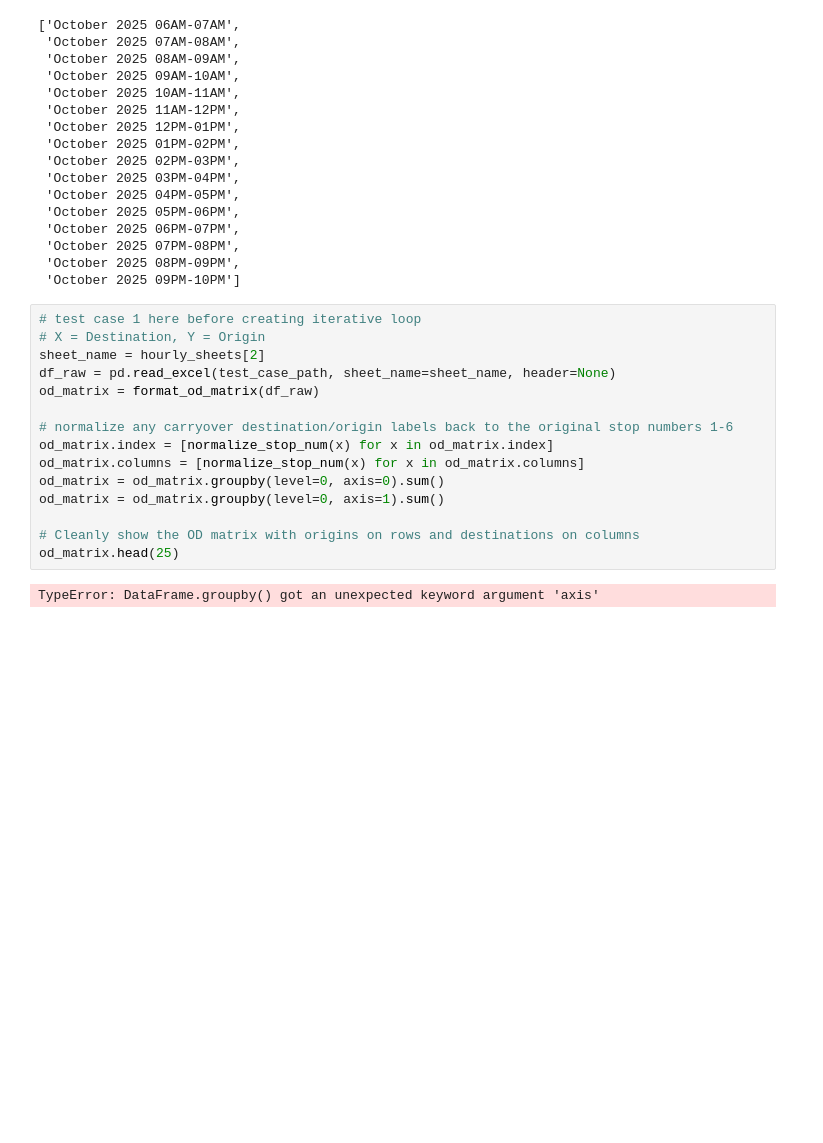
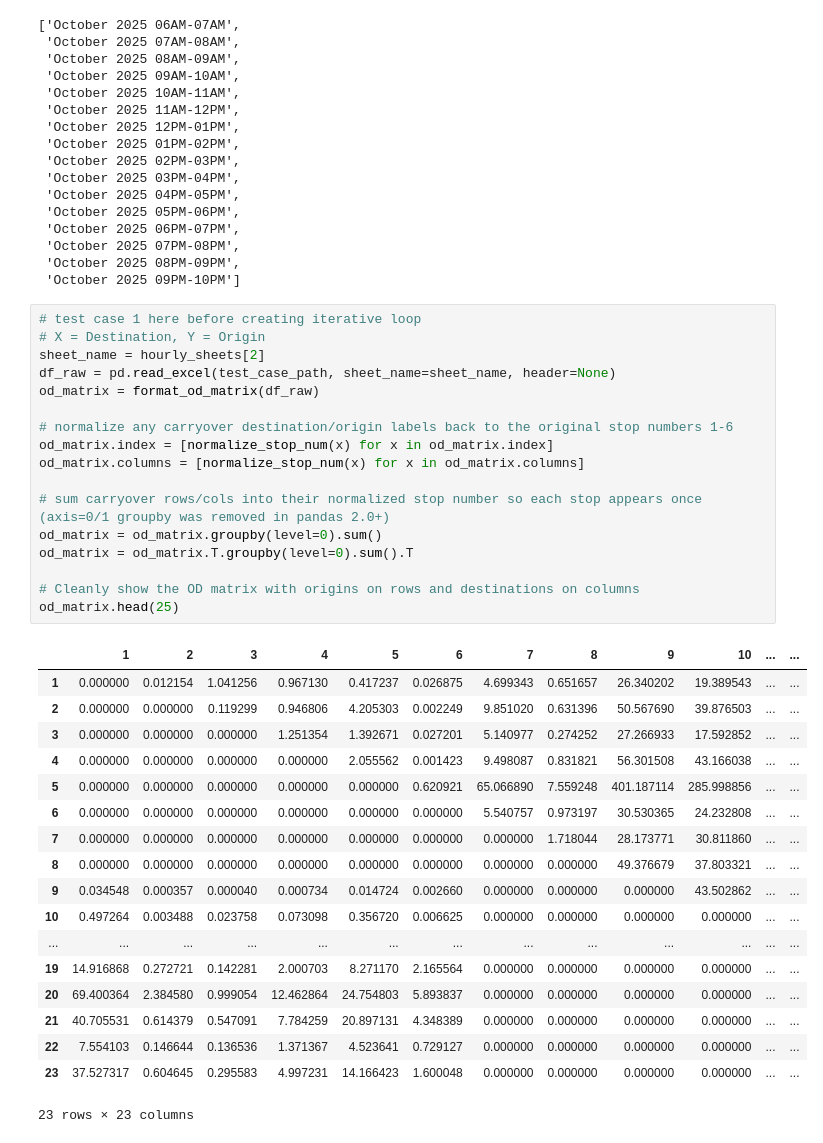
Before and after one commit to morgan1461/transportation-planning, a Jupyter notebook: od_pairs.ipynb, the cells around one changed output. Cells and saved outputs as stored; diff of their text form; blank space fills up the shorter version.

```diff
--- a/od_pairs.ipynb
+++ b/od_pairs.ipynb
@@ -581,20 +564,39 @@ hourly_sheets
 # %%
 # test case 1 here before creating iterative loop
 # X = Destination, Y = Origin
 sheet_name = hourly_sheets[2]
 df_raw = pd.read_excel(test_case_path, sheet_name=sheet_name, header=None)
 od_matrix = format_od_matrix(df_raw)
 
 # normalize any carryover destination/origin labels back to the original stop numbers 1-6
 od_matrix.index = [normalize_stop_num(x) for x in od_matrix.index]
 od_matrix.columns = [normalize_stop_num(x) for x in od_matrix.columns]
-od_matrix = od_matrix.groupby(level=0, axis=0).sum()
-od_matrix = od_matrix.groupby(level=0, axis=1).sum()
+
+# sum carryover rows/cols into their normalized stop number so each stop appears once (axis=0/1 groupby was removed in pandas 2.0+)
+od_matrix = od_matrix.groupby(level=0).sum()
+od_matrix = od_matrix.T.groupby(level=0).sum().T
 
 # Cleanly show the OD matrix with origins on rows and destinations on columns
 od_matrix.head(25)
 # %% [output]
+|  | 1 | 2 | 3 | 4 | 5 | 6 | 7 | 8 | 9 | 10 | ... | ... |
+| 1 | 0.000000 | 0.012154 | 1.041256 | 0.967130 | 0.417237 | 0.026875 | 4.699343 | 0.651657 | 26.340202 | 19.389543 | ... | ... |
+| 2 | 0.000000 | 0.000000 | 0.119299 | 0.946806 | 4.205303 | 0.002249 | 9.851020 | 0.631396 | 50.567690 | 39.876503 | ... | ... |
+| 3 | 0.000000 | 0.000000 | 0.000000 | 1.251354 | 1.392671 | 0.027201 | 5.140977 | 0.274252 | 27.266933 | 17.592852 | ... | ... |
+| 4 | 0.000000 | 0.000000 | 0.000000 | 0.000000 | 2.055562 | 0.001423 | 9.498087 | 0.831821 | 56.301508 | 43.166038 | ... | ... |
+| 5 | 0.000000 | 0.000000 | 0.000000 | 0.000000 | 0.000000 | 0.620921 | 65.066890 | 7.559248 | 401.187114 | 285.998856 | ... | ... |
+| 6 | 0.000000 | 0.000000 | 0.000000 | 0.000000 | 0.000000 | 0.000000 | 5.540757 | 0.973197 | 30.530365 | 24.232808 | ... | ... |
+| 7 | 0.000000 | 0.000000 | 0.000000 | 0.000000 | 0.000000 | 0.000000 | 0.000000 | 1.718044 | 28.173771 | 30.811860 | ... | ... |
+| 8 | 0.000000 | 0.000000 | 0.000000 | 0.000000 | 0.000000 | 0.000000 | 0.000000 | 0.000000 | 49.376679 | 37.803321 | ... | ... |
+| 9 | 0.034548 | 0.000357 | 0.000040 | 0.000734 | 0.014724 | 0.002660 | 0.000000 | 0.000000 | 0.000000 | 43.502862 | ... | ... |
+| 10 | 0.497264 | 0.003488 | 0.023758 | 0.073098 | 0.356720 | 0.006625 | 0.000000 | 0.000000 | 0.000000 | 0.000000 | ... | ... |
+| ... | ... | ... | ... | ... | ... | ... | ... | ... | ... | ... | ... | ... |
+| 19 | 14.916868 | 0.272721 | 0.142281 | 2.000703 | 8.271170 | 2.165564 | 0.000000 | 0.000000 | 0.000000 | 0.000000 | ... | ... |
+| 20 | 69.400364 | 2.384580 | 0.999054 | 12.462864 | 24.754803 | 5.893837 | 0.000000 | 0.000000 | 0.000000 | 0.000000 | ... | ... |
+| 21 | 40.705531 | 0.614379 | 0.547091 | 7.784259 | 20.897131 | 4.348389 | 0.000000 | 0.000000 | 0.000000 | 0.000000 | ... | ... |
+| 22 | 7.554103 | 0.146644 | 0.136536 | 1.371367 | 4.523641 | 0.729127 | 0.000000 | 0.000000 | 0.000000 | 0.000000 | ... | ... |
+| 23 | 37.527317 | 0.604645 | 0.295583 | 4.997231 | 14.166423 | 1.600048 | 0.000000 | 0.000000 | 0.000000 | 0.000000 | ... | ... |
-TypeError: DataFrame.groupby() got an unexpected keyword argument 'axis'
+23 rows × 23 columns
 # %%
 long = od_matrix_to_long(od_matrix)
 # the matrix is already condensed, so this is just a safety normalization for any leftover labels
```
Also changed, not shown: parts of 6 cells of this notebook, 1 other file.
